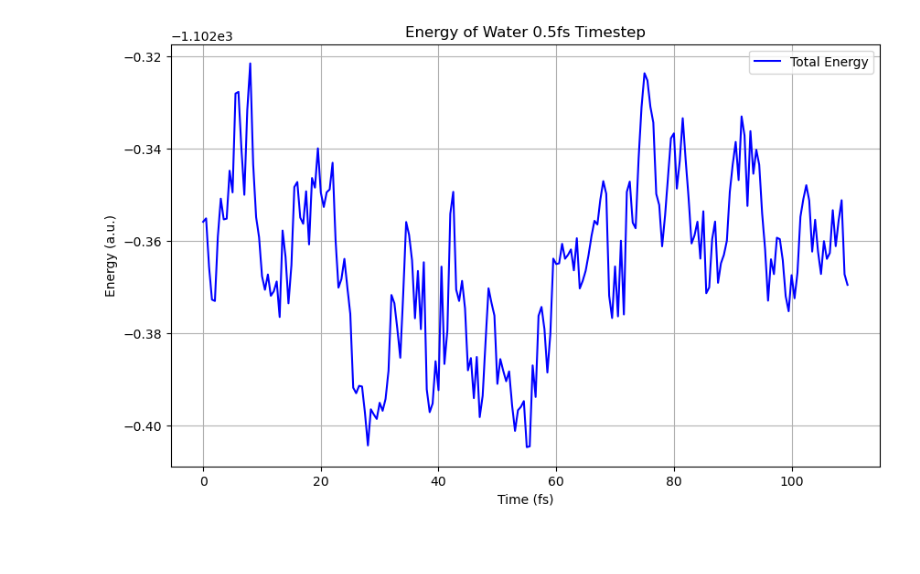
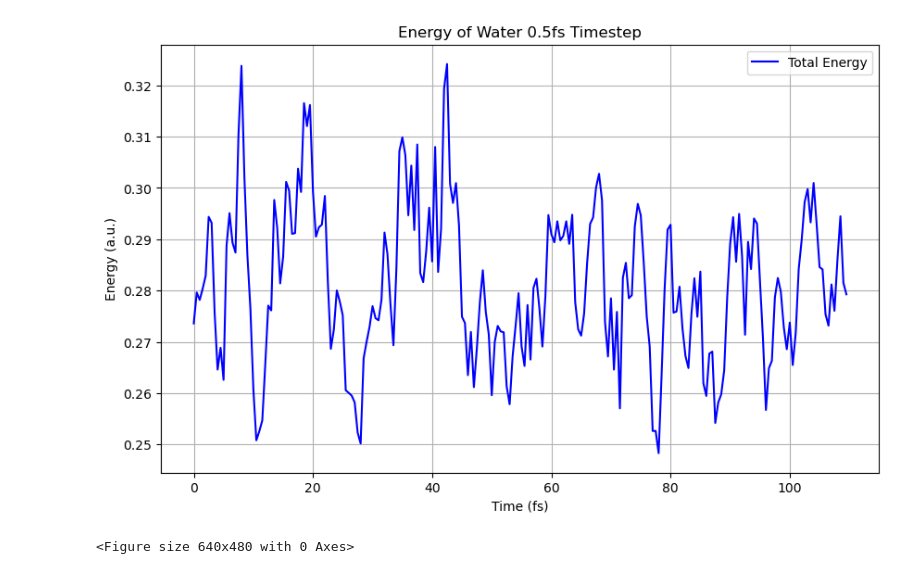
Before and after one commit to MattR6966/comp-lab-class-2024-MR, a Jupyter notebook: Week12-IntroAIMD/Analysis/Water_AIMD.ipynb, the cells around one changed output. Drawn from its saved outputs; the diff is of its cells as text; code cells hidden in the pictures; blank space fills up the shorter version.

```diff
--- a/Week12-IntroAIMD/Analysis/Water_AIMD.ipynb
+++ b/Week12-IntroAIMD/Analysis/Water_AIMD.ipynb
@@ -10,35 +10,37 @@ total_energy = []
 kinetic_energy = []
 potential_energy = []
 temperature = []
 pressure = []
 
 # Read each line from the .ener file
 with open(ener_file, 'r') as file:
     for line in file:
         # Skip comments
         if line.startswith('#'):
             continue
 
         # Split the line into values and append to lists
         data = line.split()
         time.append(float(data[1]))  # Time in ps
         #total_energy.append(float(data[1]))  # Total Energy in a.u.
         kinetic_energy.append(float(data[2]))  # Kinetic Energy in a.u.
         potential_energy.append(float(data[4]))  # Potential Energy in a.u.
         temperature.append(float(data[3]))  # Temperature in K
         total_energy.append(potential_energy[-1] + kinetic_energy[-1])
 
 # Plot the Total Energy vs Time
 plt.figure(figsize=(10,6))
-plt.plot(time, total_energy, label='Total Energy', color='blue')
+plt.plot(time, kinetic_energy, label='Total Energy', color='blue')
 plt.xlabel('Time (fs)')
 plt.ylabel('Energy (a.u.)')
 plt.title('Energy of Water 0.5fs Timestep')
 plt.legend()
 plt.grid(True)
 plt.show()
+plt.savefig('Water_AIMD.png')
 # %% [output]
-[figure, old version]
+[figure, new version]
+<Figure size 640x480 with 0 Axes>
 # %%
 import matplotlib.pyplot as plt
 
```
Also changed, not shown: parts of 2 cells of this notebook, 19 other files.
